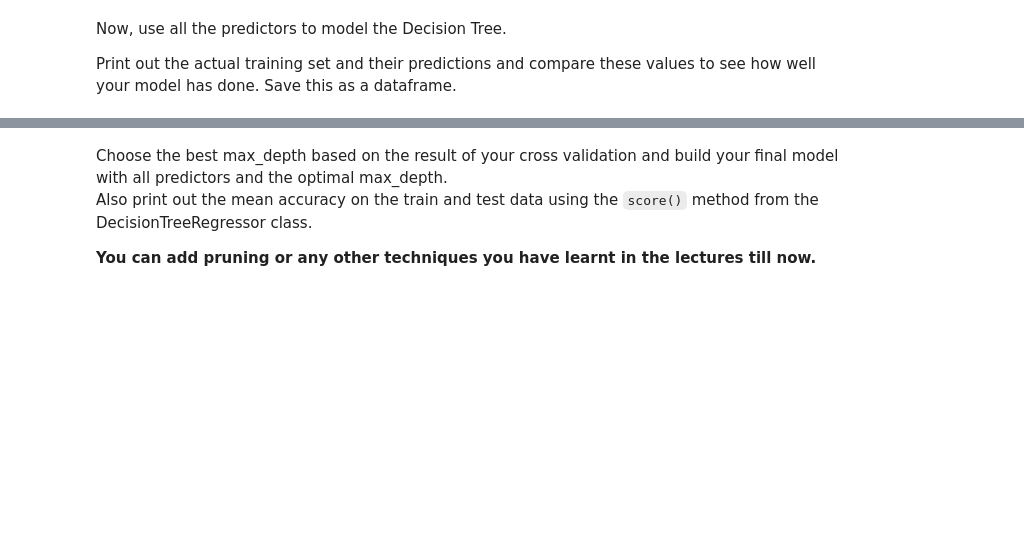
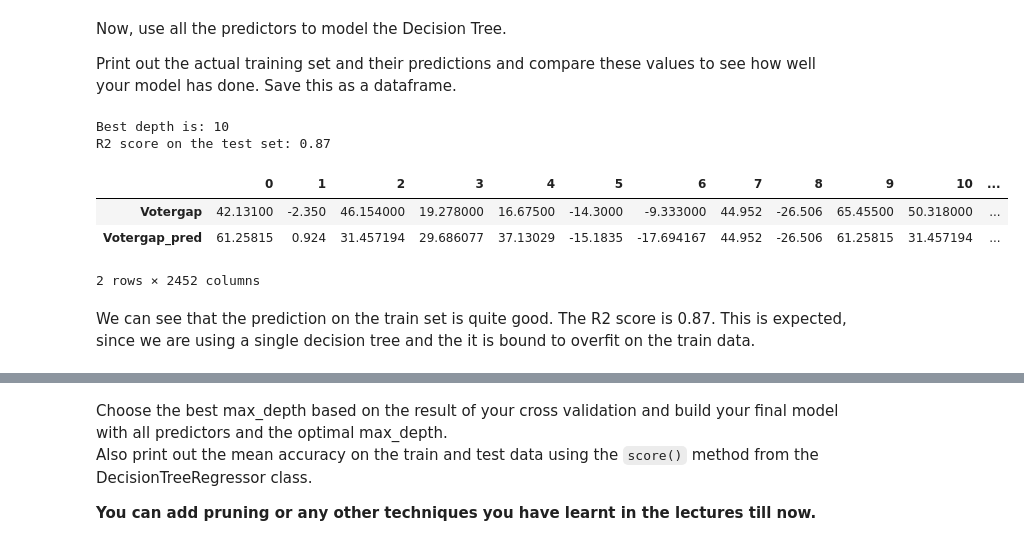
Before and after one commit to Surojit-KB/UNIV-AI-ML2-LAB1, a Jupyter notebook: Copy_of_distribute_lab1.ipynb, the cells around one changed output, grey strips where cells are left out. Drawn from its saved outputs; the diff is of its cells as text; code cells hidden in the pictures; blank space fills up the shorter version.

```diff
--- a/Copy_of_distribute_lab1.ipynb
+++ b/Copy_of_distribute_lab1.ipynb
@@ -171,3 +173,25 @@ for i in range(1,21):
+# %%
+#Getting the best depth and fitting a tree using the best depth
+index=np.argmax(test_r2)
+best_depth=depth[index]
+print('Best depth is:',best_depth)
+dtree=DecisionTreeRegressor(max_depth=best_depth)
+dtree.fit(X_train,y_train)
+y_pred=dtree.predict(X_train)
+print(f'R2 score on the test set: {r2_score(y_train,y_pred):.2f}')
+pred_df=pd.concat([pd.Series(np.array(y_train)),pd.Series(y_pred)],axis=1,ignore_index=True)
+pred_df=pred_df.rename(columns={0:'Votergap',1:'Votergap_pred'})
+pred_df=pred_df.transpose()
+pred_df
+# %% [output]
+Best depth is: 10
+R2 score on the test set: 0.87
+|  | 0 | 1 | 2 | 3 | 4 | 5 | 6 | 7 | 8 | 9 | 10 | ... |
+| Votergap | 42.13100 | -2.350 | 46.154000 | 19.278000 | 16.67500 | -14.3000 | -9.333000 | 44.952 | -26.506 | 65.45500 | 50.318000 | ... |
+| Votergap_pred | 61.25815 | 0.924 | 31.457194 | 29.686077 | 37.13029 | -15.1835 | -17.694167 | 44.952 | -26.506 | 61.25815 | 31.457194 | ... |
+2 rows × 2452 columns
+# %% [markdown]
+We can see that the prediction on the train set is quite good. The R2 score is 0.87. This is expected, since we are using a single decision tree and the it is bound to overfit on the train data.
 # %% [markdown]
 Perform 5-fold cross-validation to determine what the best max_depth would be for a single regression tree using your entire training set and GridSearchCV().
 
```
Also changed, not shown: parts of 24 cells of this notebook.
